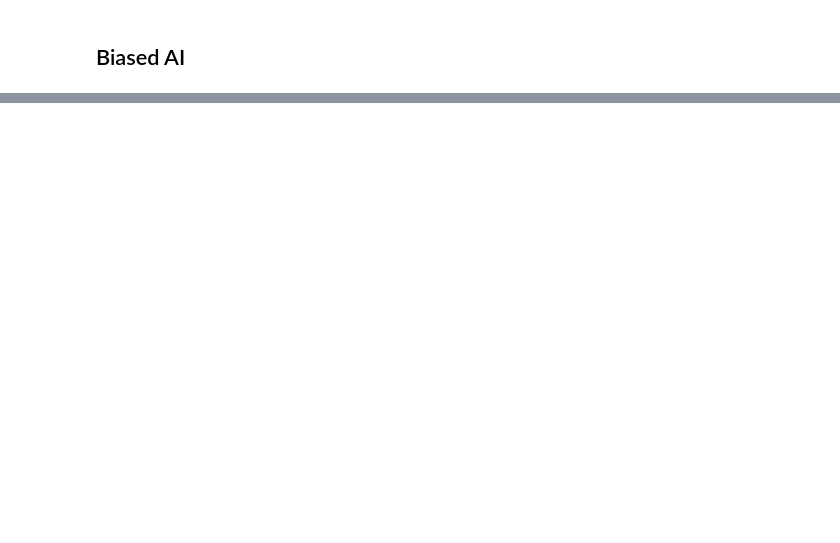
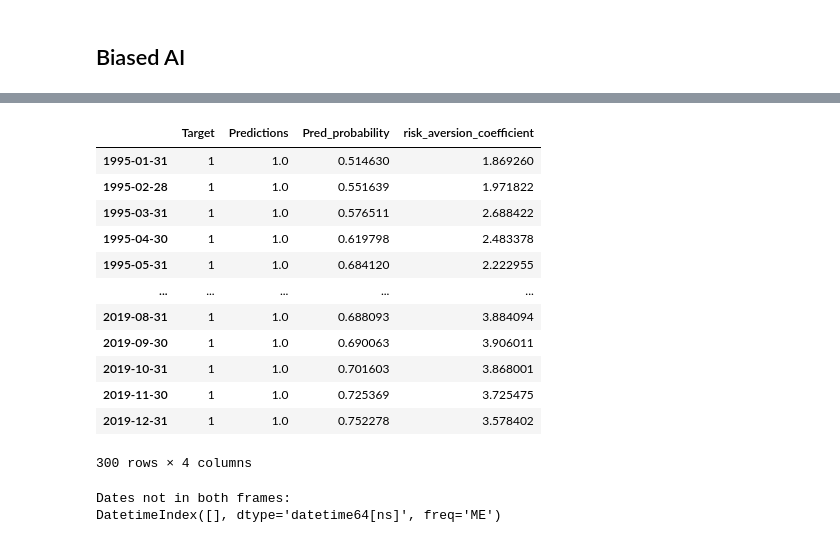
Before and after one commit to FeKapp/bachelorthesis-ai-recommendations, a Jupyter notebook: 5years_unbiased.ipynb, the cells around one changed output, grey strips where cells are left out. Drawn from its saved outputs; the diff is of its cells as text; code cells hidden in the pictures; blank space fills up the shorter version.

```diff
--- a/5years_unbiased.ipynb
+++ b/5years_unbiased.ipynb
@@ -802,0 +805,25 @@ np.float64(0.6719372913550159)
+# %%
+preds_biased
+# %% [output]
+|  | Target | Predictions | Pred_probability | risk_aversion_coefficient |
+| 1995-01-31 | 1 | 1.0 | 0.514630 | 1.869260 |
+| 1995-02-28 | 1 | 1.0 | 0.551639 | 1.971822 |
+| 1995-03-31 | 1 | 1.0 | 0.576511 | 2.688422 |
+| 1995-04-30 | 1 | 1.0 | 0.619798 | 2.483378 |
+| 1995-05-31 | 1 | 1.0 | 0.684120 | 2.222955 |
+| ... | ... | ... | ... | ... |
+| 2019-08-31 | 1 | 1.0 | 0.688093 | 3.884094 |
+| 2019-09-30 | 1 | 1.0 | 0.690063 | 3.906011 |
+| 2019-10-31 | 1 | 1.0 | 0.701603 | 3.868001 |
+| 2019-11-30 | 1 | 1.0 | 0.725369 | 3.725475 |
+| 2019-12-31 | 1 | 1.0 | 0.752278 | 3.578402 |
+300 rows × 4 columns
+# %%
+diff_idx = predictions.index.symmetric_difference(
+    preds_biased.index
+)
+print("Dates not in both frames:")
+print(diff_idx)
+# %% [output]
+Dates not in both frames:
+DatetimeIndex([], dtype='datetime64[ns]', freq='ME')
```
Also changed, not shown: parts of 46 cells of this notebook, 1 other file.
